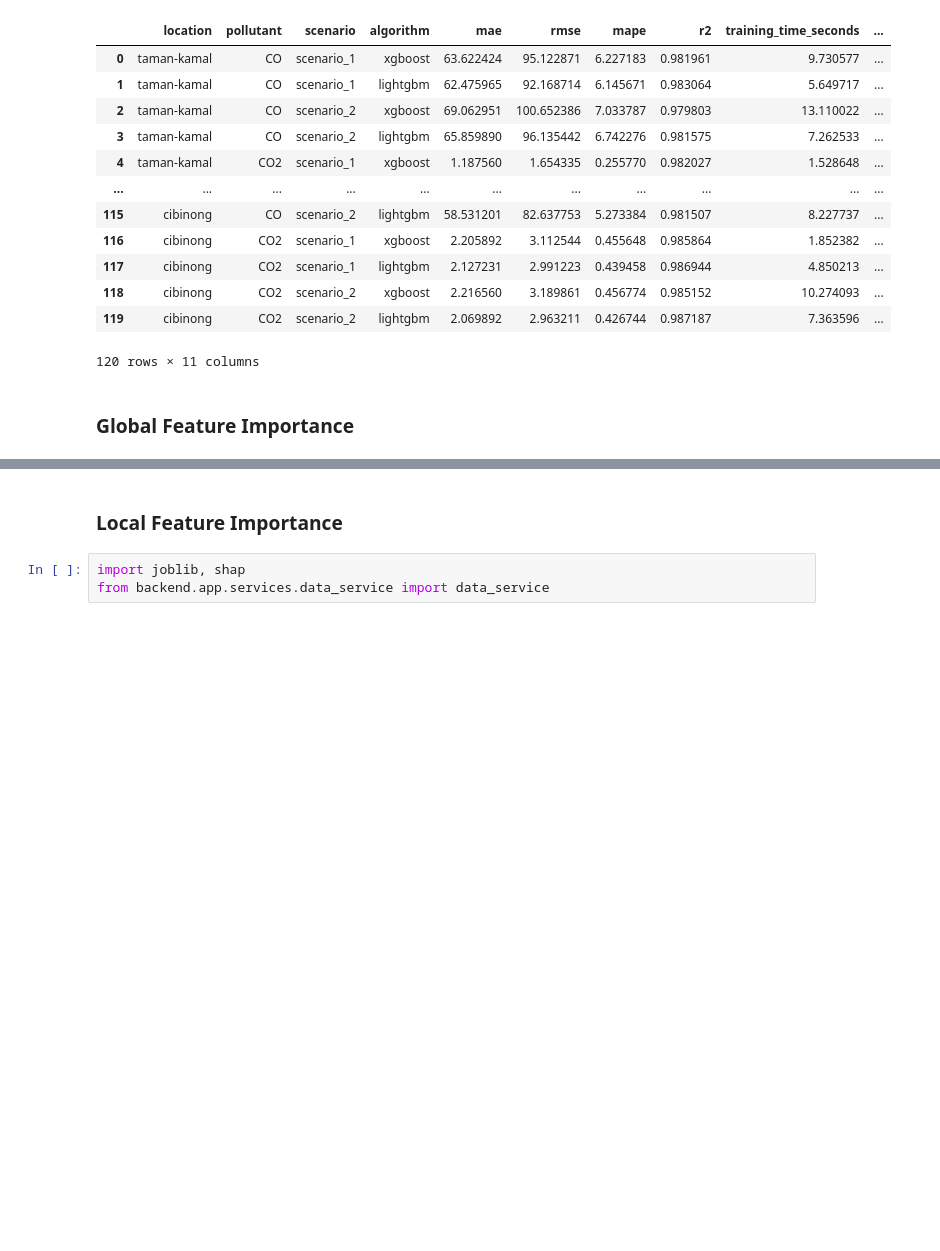
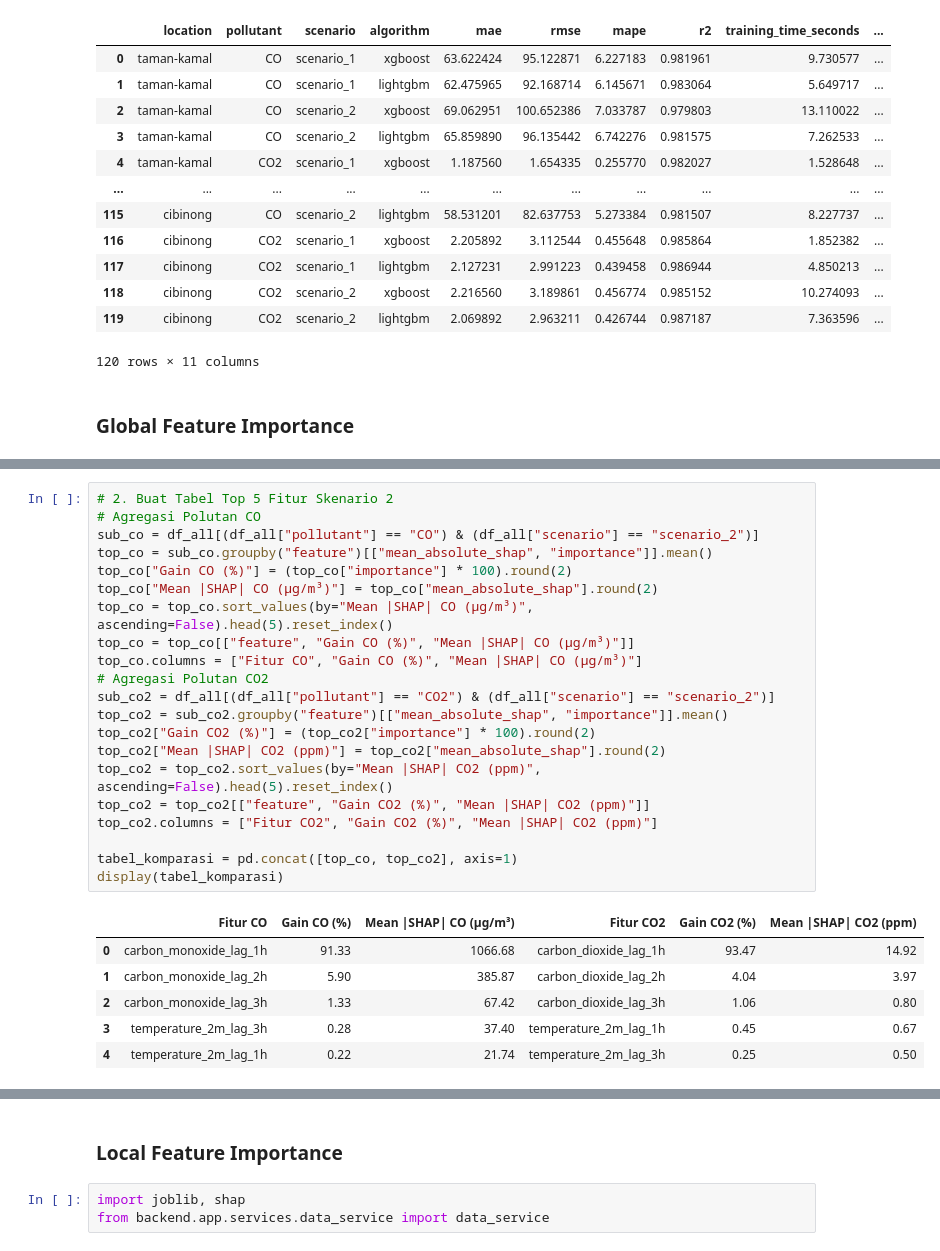
Before and after one commit to Nikanzz/napasloka, a Jupyter notebook: notebooks/05_shapley_interpretation_model.ipynb, the cells around one changed output, grey strips where cells are left out. Cells and saved outputs as stored; diff of their text form; blank space fills up the shorter version.

```diff
--- a/notebooks/05_shapley_interpretation_model.ipynb
+++ b/notebooks/05_shapley_interpretation_model.ipynb
@@ -65,3 +72,31 @@ display(tabel_shap)
+# %%
+# 2. Buat Tabel Top 5 Fitur Skenario 2
+# Agregasi Polutan CO
+sub_co = df_all[(df_all["pollutant"] == "CO") & (df_all["scenario"] == "scenario_2")]
+top_co = sub_co.groupby("feature")[["mean_absolute_shap", "importance"]].mean()
+top_co["Gain CO (%)"] = (top_co["importance"] * 100).round(2)
+top_co["Mean |SHAP| CO (µg/m³)"] = top_co["mean_absolute_shap"].round(2)
+top_co = top_co.sort_values(by="Mean |SHAP| CO (µg/m³)", ascending=False).head(5).reset_index()
+top_co = top_co[["feature", "Gain CO (%)", "Mean |SHAP| CO (µg/m³)"]]
+top_co.columns = ["Fitur CO", "Gain CO (%)", "Mean |SHAP| CO (µg/m³)"]
+# Agregasi Polutan CO2
+sub_co2 = df_all[(df_all["pollutant"] == "CO2") & (df_all["scenario"] == "scenario_2")]
+top_co2 = sub_co2.groupby("feature")[["mean_absolute_shap", "importance"]].mean()
+top_co2["Gain CO2 (%)"] = (top_co2["importance"] * 100).round(2)
+top_co2["Mean |SHAP| CO2 (ppm)"] = top_co2["mean_absolute_shap"].round(2)
+top_co2 = top_co2.sort_values(by="Mean |SHAP| CO2 (ppm)", ascending=False).head(5).reset_index()
+top_co2 = top_co2[["feature", "Gain CO2 (%)", "Mean |SHAP| CO2 (ppm)"]]
+top_co2.columns = ["Fitur CO2", "Gain CO2 (%)", "Mean |SHAP| CO2 (ppm)"]
+
+tabel_komparasi = pd.concat([top_co, top_co2], axis=1)
+display(tabel_komparasi)
+# %% [output]
+|  | Fitur CO | Gain CO (%) | Mean |SHAP| CO (µg/m³) | Fitur CO2 | Gain CO2 (%) | Mean |SHAP| CO2 (ppm) |
+| 0 | carbon_monoxide_lag_1h | 91.33 | 1066.68 | carbon_dioxide_lag_1h | 93.47 | 14.92 |
+| 1 | carbon_monoxide_lag_2h | 5.90 | 385.87 | carbon_dioxide_lag_2h | 4.04 | 3.97 |
+| 2 | carbon_monoxide_lag_3h | 1.33 | 67.42 | carbon_dioxide_lag_3h | 1.06 | 0.80 |
+| 3 | temperature_2m_lag_3h | 0.28 | 37.40 | temperature_2m_lag_1h | 0.45 | 0.67 |
+| 4 | temperature_2m_lag_1h | 0.22 | 21.74 | temperature_2m_lag_3h | 0.25 | 0.50 |
 # %%
 # 3. Visualisasi Horizontal Bar Chart Global Feature Importance
 fig, (ax1, ax2) = plt.subplots(1, 2, figsize=(14, 5), dpi=300)
```
Also changed, not shown: parts of 2 cells of this notebook, 2 other files.
